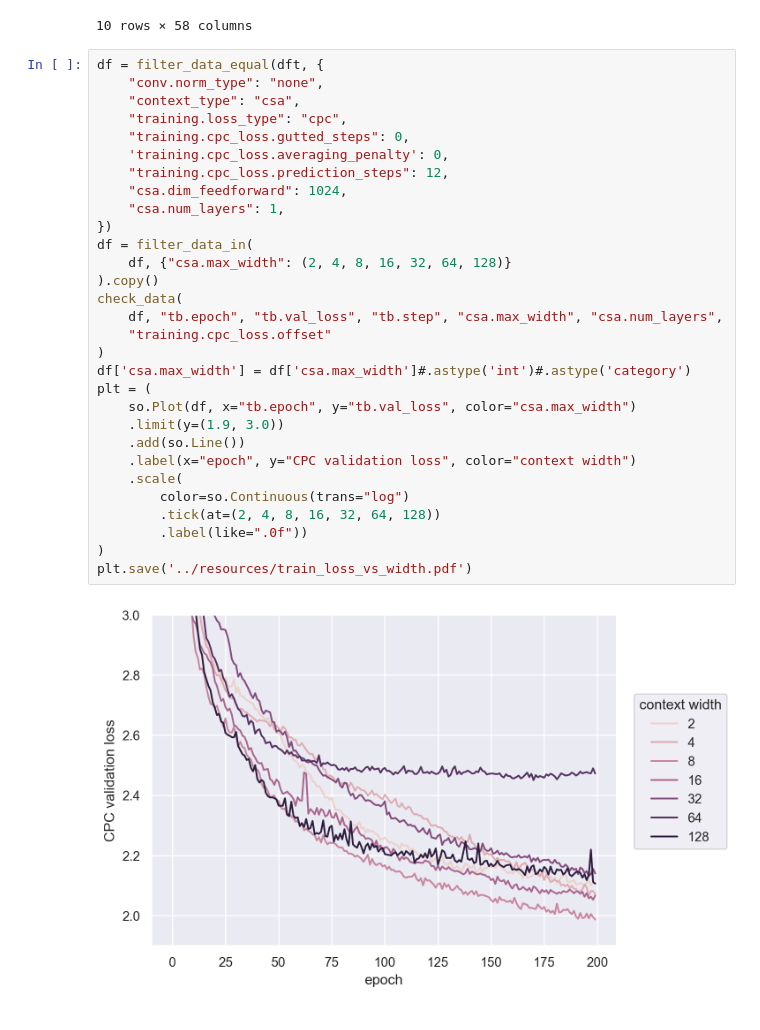
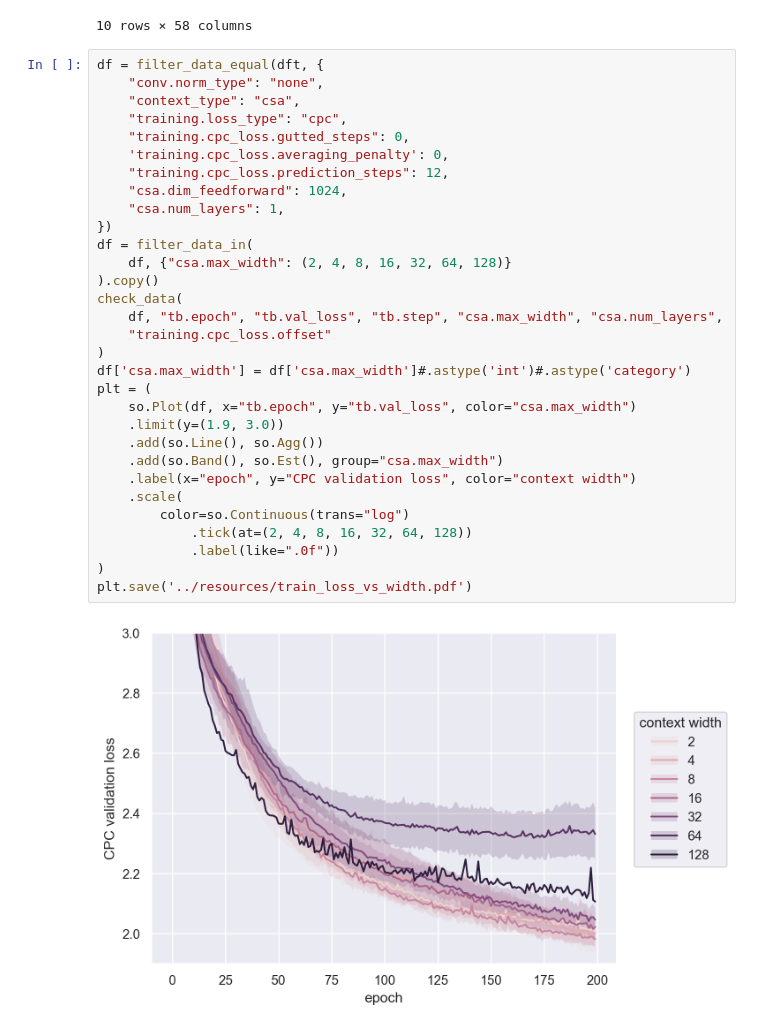
Before and after one commit to sdrobert/scpc, a Jupyter notebook: scripts/analyze.ipynb, the cells around one changed output. Drawn from its saved outputs; the diff is of its cells as text.

```diff
--- a/scripts/analyze.ipynb
+++ b/scripts/analyze.ipynb
@@ -229,32 +231,33 @@ dft.head(10)
 # %%
 df = filter_data_equal(dft, {
     "conv.norm_type": "none",
     "context_type": "csa",
     "training.loss_type": "cpc",
     "training.cpc_loss.gutted_steps": 0,
     'training.cpc_loss.averaging_penalty': 0,
     "training.cpc_loss.prediction_steps": 12,
     "csa.dim_feedforward": 1024,
     "csa.num_layers": 1,
 })
 df = filter_data_in(
     df, {"csa.max_width": (2, 4, 8, 16, 32, 64, 128)}
 ).copy()
 check_data(
     df, "tb.epoch", "tb.val_loss", "tb.step", "csa.max_width", "csa.num_layers",
     "training.cpc_loss.offset"
 )
 df['csa.max_width'] = df['csa.max_width']#.astype('int')#.astype('category')
 plt = (
     so.Plot(df, x="tb.epoch", y="tb.val_loss", color="csa.max_width")
     .limit(y=(1.9, 3.0))
-    .add(so.Line())
+    .add(so.Line(), so.Agg())
+    .add(so.Band(), so.Est(), group="csa.max_width")
     .label(x="epoch", y="CPC validation loss", color="context width")
     .scale(
         color=so.Continuous(trans="log")
-        .tick(at=(2, 4, 8, 16, 32, 64, 128))
-        .label(like=".0f"))
+            .tick(at=(2, 4, 8, 16, 32, 64, 128))
+            .label(like=".0f"))
 )
 plt.save('../resources/train_loss_vs_width.pdf')
 # %% [output]
-[figure, old version]
+[figure, new version]
```
Also changed, not shown: parts of 1 cell of this notebook, 8 other files.
